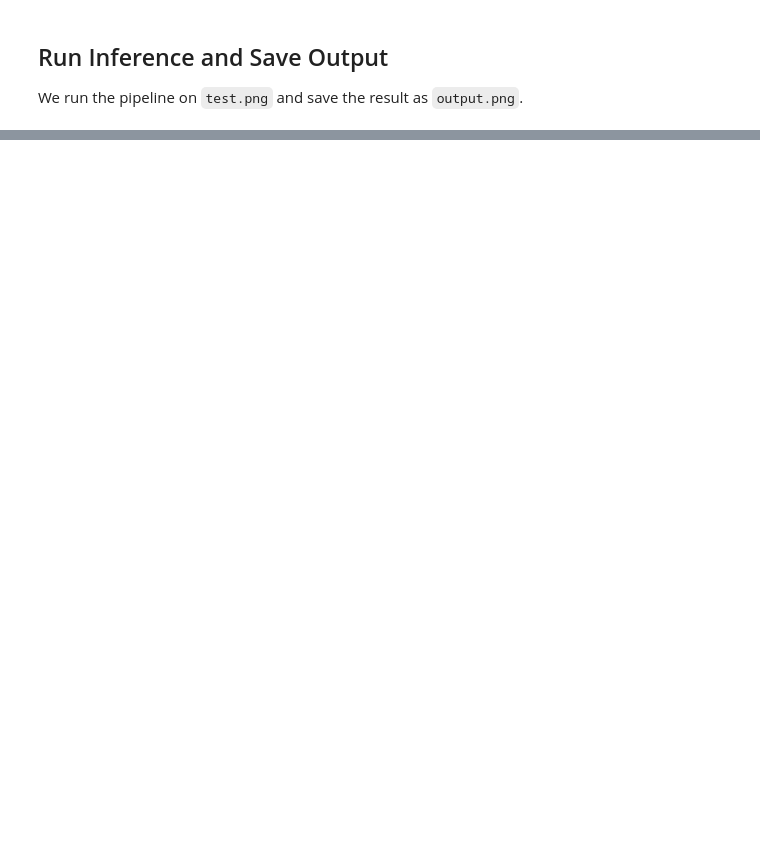
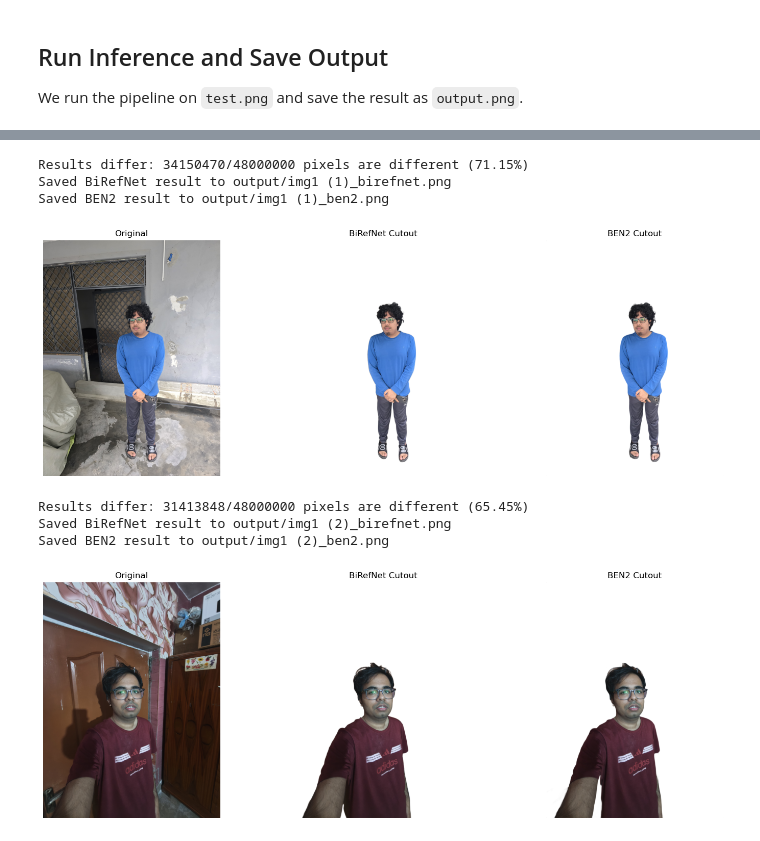
Before and after one commit to HamzaAxiom/bg_removal, a Jupyter notebook: basic.ipynb, the cells around one changed output, grey strips where cells are left out. Saved outputs shown, nothing was run; the diff lists cells and outputs as text; code cells hidden in the pictures; blank space fills up the shorter version.

```diff
--- a/basic.ipynb
+++ b/basic.ipynb
@@ -81,0 +146,67 @@ plt.show()
+# %%
+import os
+import numpy as np
+
+def test_image(path):
+    # Create output directory if it doesn't exist
+    os.makedirs("output", exist_ok=True)
+
+    # Get base filename without extension
+    base_name = os.path.splitext(os.path.basename(path))[0]
+
+    # 1. Run BiRefNet Inference
+    birefnet_result, birefnet_mask = extract_object(path)
+
+    # 2. Run BEN2 Inference
+    test_img = Image.open(path)
+    ben_result = ben_model.inference(test_img, refine_foreground=True)
+
+    # 3. Debug: Check if results are different
+    birefnet_array = np.array(birefnet_result)
+    ben_array = np.array(ben_result)
+
+    if np.array_equal(birefnet_array, ben_array):
+        print("WARNING: BiRefNet and BEN2 results are IDENTICAL!")
+    else:
+        diff_pixels = np.sum(birefnet_array != ben_array)
+        total_pixels = birefnet_array.size
+        print(f"Results differ: {diff_pixels}/{total_pixels} pixels are different ({100*diff_pixels/total_pixels:.2f}%)")
+
+    # 4. Save outputs
+    birefnet_output_path = f"output/{base_name}_birefnet.png"
+    ben_output_path = f"output/{base_name}_ben2.png"
+
+    birefnet_result.save(birefnet_output_path)
+    ben_result.save(ben_output_path)
+
+    print(f"Saved BiRefNet result to {birefnet_output_path}")
+    print(f"Saved BEN2 result to {ben_output_path}")
+
+    # 5. Plot Comparison Side-by-Side
+    fig, ax = plt.subplots(1, 3, figsize=(18, 6))
+    ax[0].imshow(test_img)
+    ax[0].set_title("Original")
+    ax[0].axis("off")
+
+    ax[1].imshow(birefnet_result)
+    ax[1].set_title("BiRefNet Cutout")
+    ax[1].axis("off")
+
+    ax[2].imshow(ben_result)
+    ax[2].set_title("BEN2 Cutout")
+    ax[2].axis("off")
+
+    plt.show()
+
+    return birefnet_result, ben_result
+birres,ben_result =  test_image(path='img1 (1).jpg')
+birres2,ben_result2= test_image(path='img1 (2).jpg')
+# %% [output]
+Results differ: 34150470/48000000 pixels are different (71.15%)
+Saved BiRefNet result to output/img1 (1)_birefnet.png
+Saved BEN2 result to output/img1 (1)_ben2.png
+[figure, added]
+Results differ: 31413848/48000000 pixels are different (65.45%)
+Saved BiRefNet result to output/img1 (2)_birefnet.png
+Saved BEN2 result to output/img1 (2)_ben2.png
+[figure, added]
```
Also changed, not shown: parts of 10 cells of this notebook, 1 other file.
